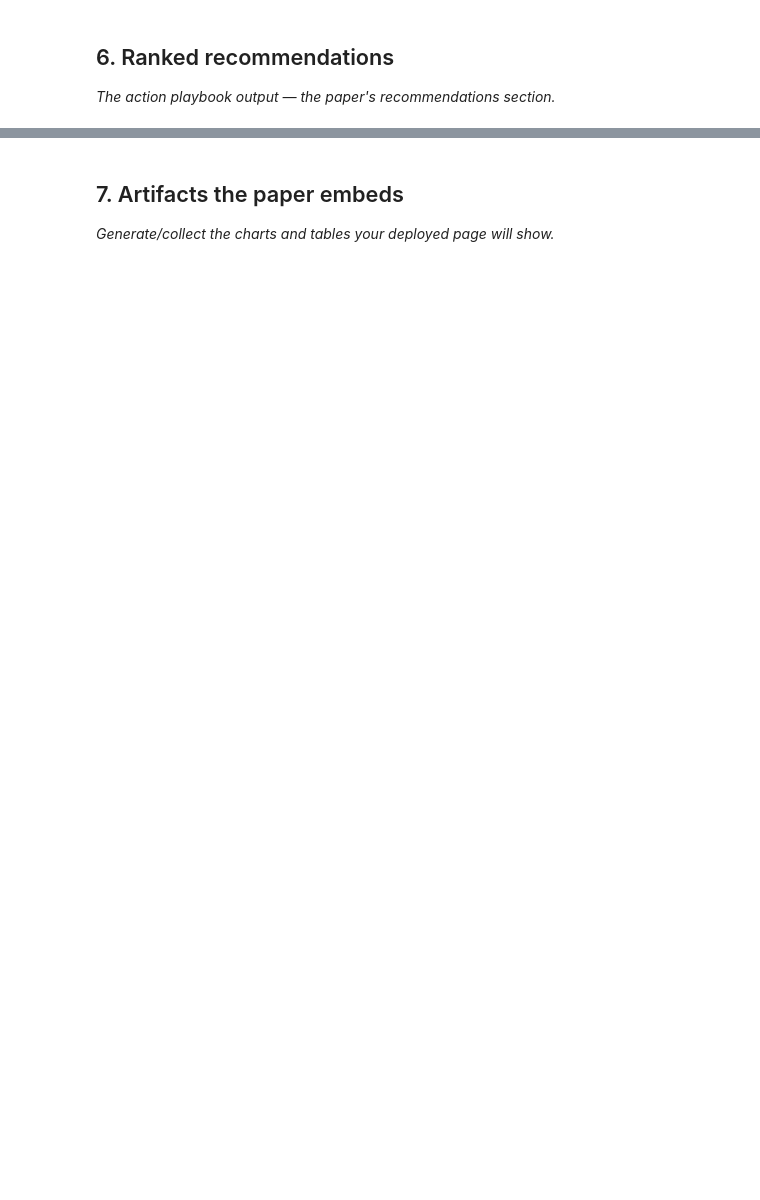
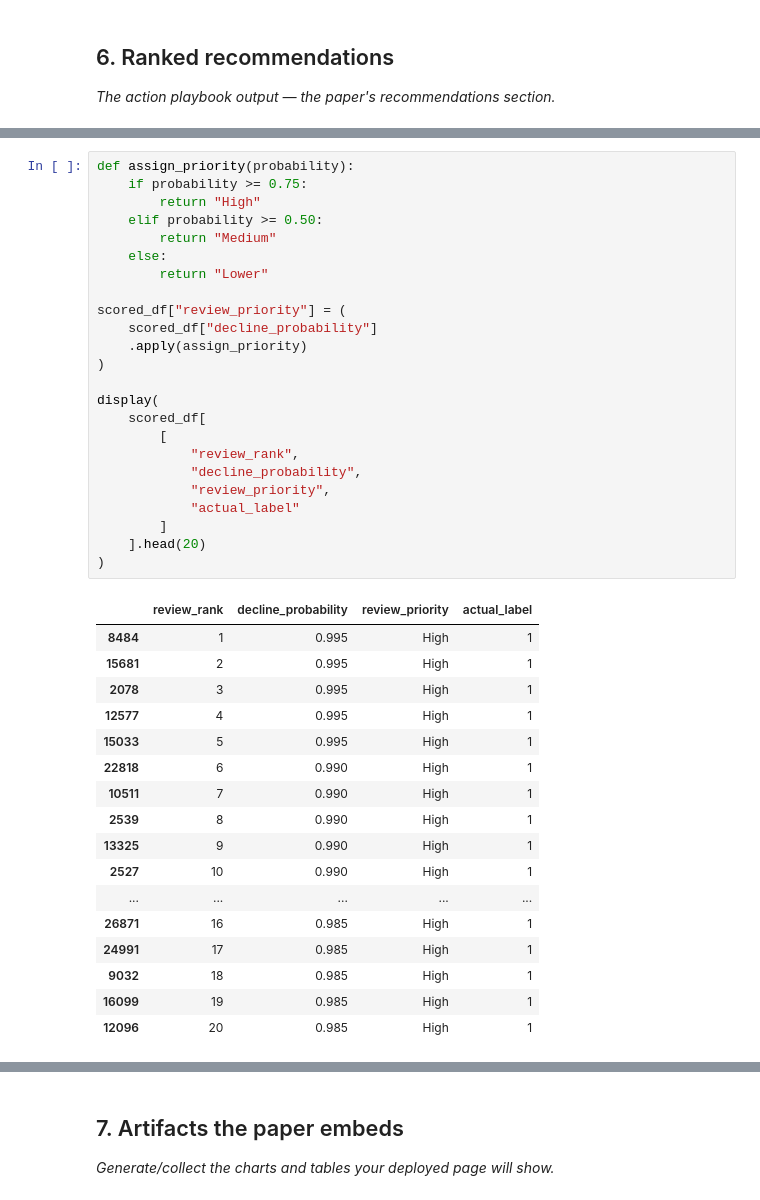
Before and after one commit to aijaz-khalique/flyrank-machine-learning-internship, a Jupyter notebook: work/notebooks/capstone.ipynb, the cells around one changed output, grey strips where cells are left out. Saved outputs shown, nothing was run; the diff lists cells and outputs as text; blank space fills up the shorter version.

```diff
--- a/work/notebooks/capstone.ipynb
+++ b/work/notebooks/capstone.ipynb
@@ -32,0 +670,42 @@ This skeleton is yours to fill. Work the sections **in order** — each one has
+# %%
+def assign_priority(probability):
+    if probability >= 0.75:
+        return "High"
+    elif probability >= 0.50:
+        return "Medium"
+    else:
+        return "Lower"
+
+scored_df["review_priority"] = (
+    scored_df["decline_probability"]
+    .apply(assign_priority)
+)
+
+display(
+    scored_df[
+        [
+            "review_rank",
+            "decline_probability",
+            "review_priority",
+            "actual_label"
+        ]
+    ].head(20)
+)
+# %% [output]
+|  | review_rank | decline_probability | review_priority | actual_label |
+| 8484 | 1 | 0.995 | High | 1 |
+| 15681 | 2 | 0.995 | High | 1 |
+| 2078 | 3 | 0.995 | High | 1 |
+| 12577 | 4 | 0.995 | High | 1 |
+| 15033 | 5 | 0.995 | High | 1 |
+| 22818 | 6 | 0.990 | High | 1 |
+| 10511 | 7 | 0.990 | High | 1 |
+| 2539 | 8 | 0.990 | High | 1 |
+| 13325 | 9 | 0.990 | High | 1 |
+| 2527 | 10 | 0.990 | High | 1 |
+| ... | ... | ... | ... | ... |
+| 26871 | 16 | 0.985 | High | 1 |
+| 24991 | 17 | 0.985 | High | 1 |
+| 9032 | 18 | 0.985 | High | 1 |
+| 16099 | 19 | 0.985 | High | 1 |
+| 12096 | 20 | 0.985 | High | 1 |
```
Also changed, not shown: parts of 34 cells of this notebook.
